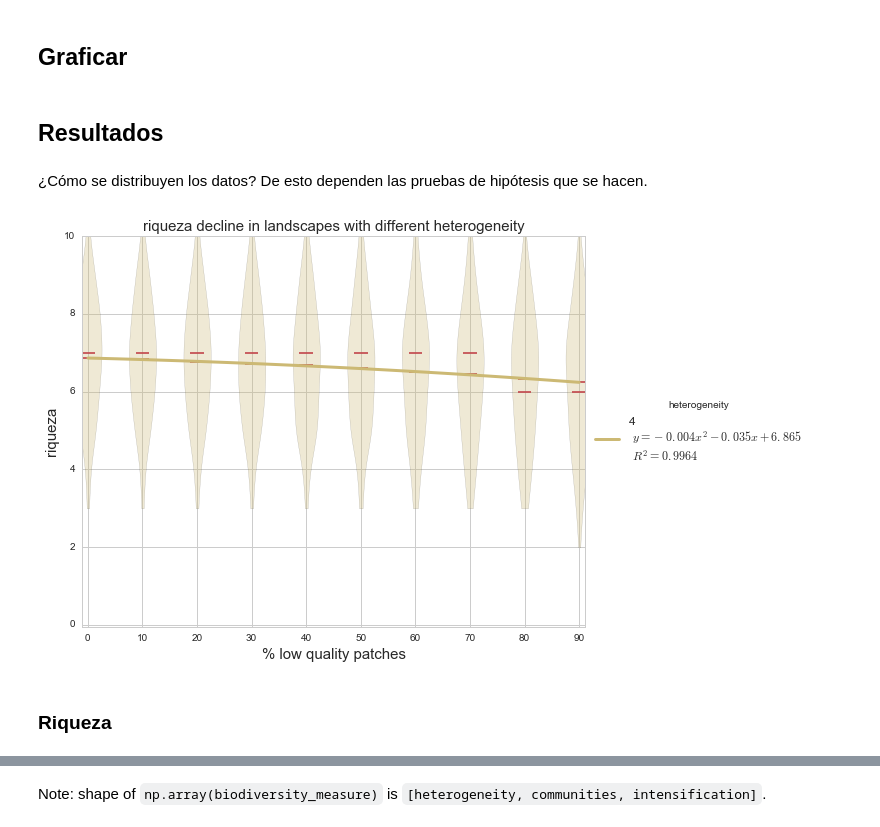
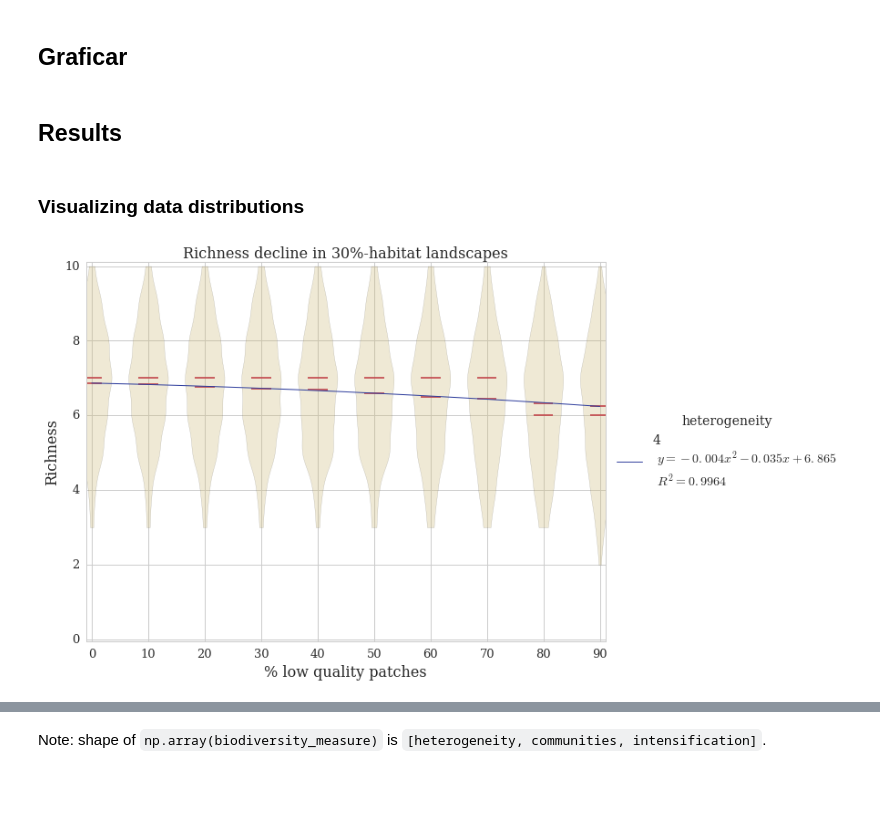
Before and after one commit to iramosp/MatrizAgroecol-gica, a Jupyter notebook: Analisis_Exp2.ipynb, the cells around one changed output, grey strips where cells are left out. Saved outputs shown, nothing was run; the diff lists cells and outputs as text; code cells hidden in the pictures; blank space fills up the shorter version.

```diff
--- a/Analisis_Exp2.ipynb
+++ b/Analisis_Exp2.ipynb
@@ -63,10 +71,12 @@ def calcular_promedio(riquezas):
     """
     promedios = np.zeros(10)
     std = np.zeros(10)
+    median = np.zeros(10)
     for i in range(10):
-        promedios[i] = np.mean(riquezas[riquezas[:, 0]>=0, i])
+        promedios[i] = np.mean(riquezas[:, i])
         std[i] = np.std(riquezas[:, i])
-    return promedios, std
+        median[i] = np.median(riquezas[:, i])
+    return promedios, std, median
 # %% [markdown]
 ## Leer datos, calcular promedios, sd
 # %%
@@ -148,7 +155,7 @@ def graficar(medida, promedios, sd):
     plt.tight_layout()
     plt.show()
 # %%
-def graficar_violin(medida, datos, promedios, sd):
+def graficar_violin(medida, datos, promedios, sd, h):
     """Graficar datos con violin plot
     """
     y = [None] * 5
@@ -158,33 +165,32 @@ def graficar_violin(medida, datos, promedios, sd):
 
     x = np.linspace(0, 9, 100)
     xdata = np.array(range(10))
-    xlabels = [0, 6, 14, 22, 30, 38, 46, 54, 62, 70]
+    xlabels = np.array(range(10)) * 10
 
     puntos = ["o", "p", "d", "v", "s"]
-    colors = ["b", 'g', 'r', 'purple', 'y']
+    colors = ['#E6852B', '#23B823', '#9BA7F5','#697CF5','#2F3E9D']
 
-    for het in [4]:
-        res[het] = np.polyfit(xdata, promedios[het], 2, w=1/(sd[het])**2)
+    for het in [h]:
+        res[het] = np.polyfit(xdata, promedios[het], 2, w=1/sd[het])
         p[het] = np.poly1d(res[het])
         r2[het] = 1 - ((np.sum((p[het](range(10)) - promedios[het])**2)) / (np.sum((promedios[het] - np.mean(promedios[het]))**2)))
 
-    fig = plt.figure(figsize=(9, 7), dpi = 100)
+    fig = plt.figure()
 
-    for het in [4]:
+    for het in [h]:
             y[het] = p[het](x)
-            plt.plot(x, y[het], lw = 3, color= colors[het],
-                     label='{} \n $y = {:+.3f} x^2 {:+.3f} x {:+.3f}$ \n $R^2={:.4f}$ '.format(
-                     het, float(p[het][2]), float(p[het][1]), float(p[het][0]), float(r2[het]))) #fit
-            plt.violinplot(datos[het, :, :], xdata, showmedians=True, showextrema=False, showmeans=True) #data points
+            plt.plot(x, y[het], lw = 1, color= colors[het],
+                    label='{} \n $y = {:+.3f} x^2 {:+.3f} x {:+.3f}$ \n $R^2={:.4f}$ '.format(
+                    het, float(p[het][2]), float(p[het][1]), float(p[het][0]), float(r2[het]))) #fit
+            plt.violinplot(datos[het, :, :], xdata, showmedians=True, showextrema=False,
+                           showmeans=True, widths=0.7, bw_method=0.3) #data points
 
-    plt.ylim(-0.05)
+    plt.ylim(-0.05, 10.1)
     plt.xlim(-0.1, 9.1)
     plt.xticks(xdata, xlabels)
-    plt.xlabel("% low quality patches", size = 15)
-    plt.ylabel(medida, size = 15)
-    #plt.yscale("log")
-    plt.title("{} decline in landscapes with different heterogeneity".format(medida), size = 15)
-
-    plt.legend(loc='center left', fontsize = "large", title="heterogeneity", bbox_to_anchor=(1, 0.5))
-
+    plt.xlabel("% low quality patches")
+    plt.ylabel(medida)
+    plt.title("{} decline in 30%-habitat landscapes".format(medida))
+    plt.legend(loc='center left', title="heterogeneity", bbox_to_anchor=(1, 0.5))
+    plt.tight_layout()
     plt.show()
@@ -191,10 +243,8 @@ def graficar_violin(medida, datos, promedios, sd):
 # %% [markdown]
-## Resultados
+## Results
-# %% [markdown]
-¿Cómo se distribuyen los datos? De esto dependen las pruebas de hipótesis que se hacen.
+# %% [markdown]
+### Visualizing data distributions
 # %%
-graficar_violin('riqueza', np.array(riquezas), riquezas_mean, riquezas_sd)
+graficar_violin('Richness', np.array(riquezas), riquezas_mean, riquezas_sd, h=4)
 # %% [output]
-[figure, old version]
+[figure, new version]
-# %% [markdown]
-### Riqueza
```
Also changed, not shown: parts of 46 cells of this notebook, 1 other file.
